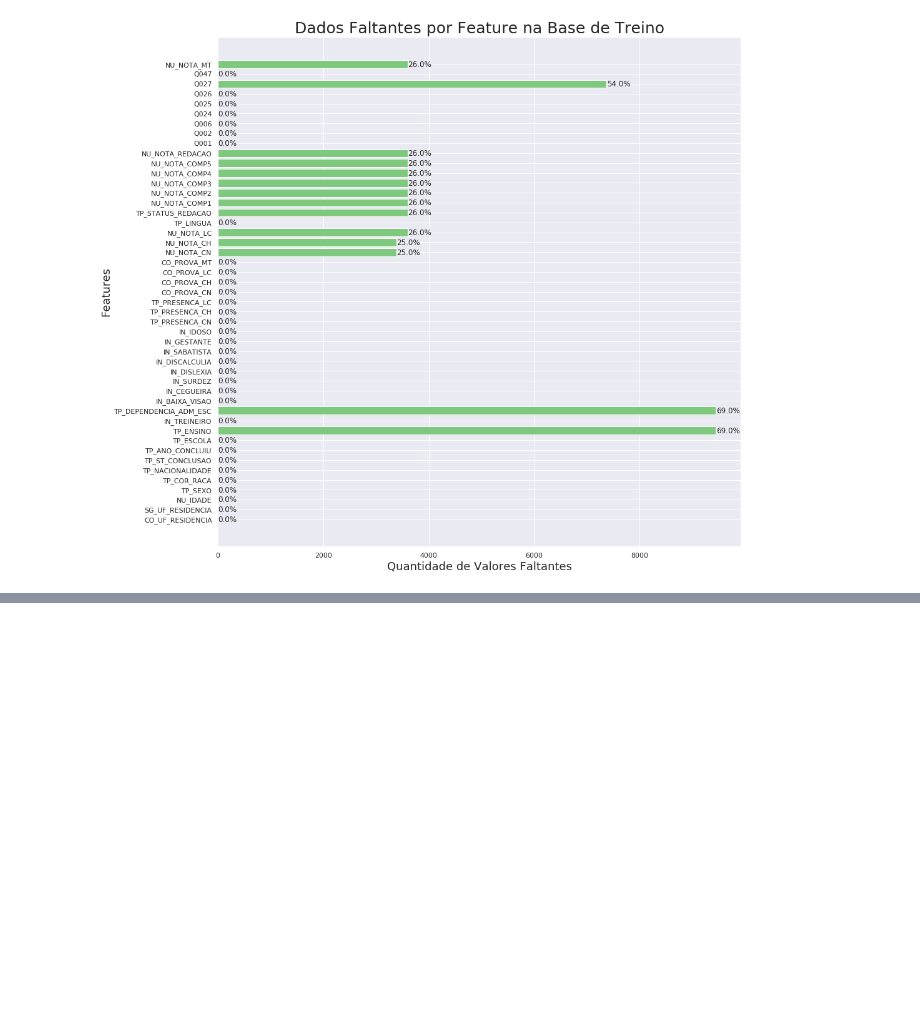
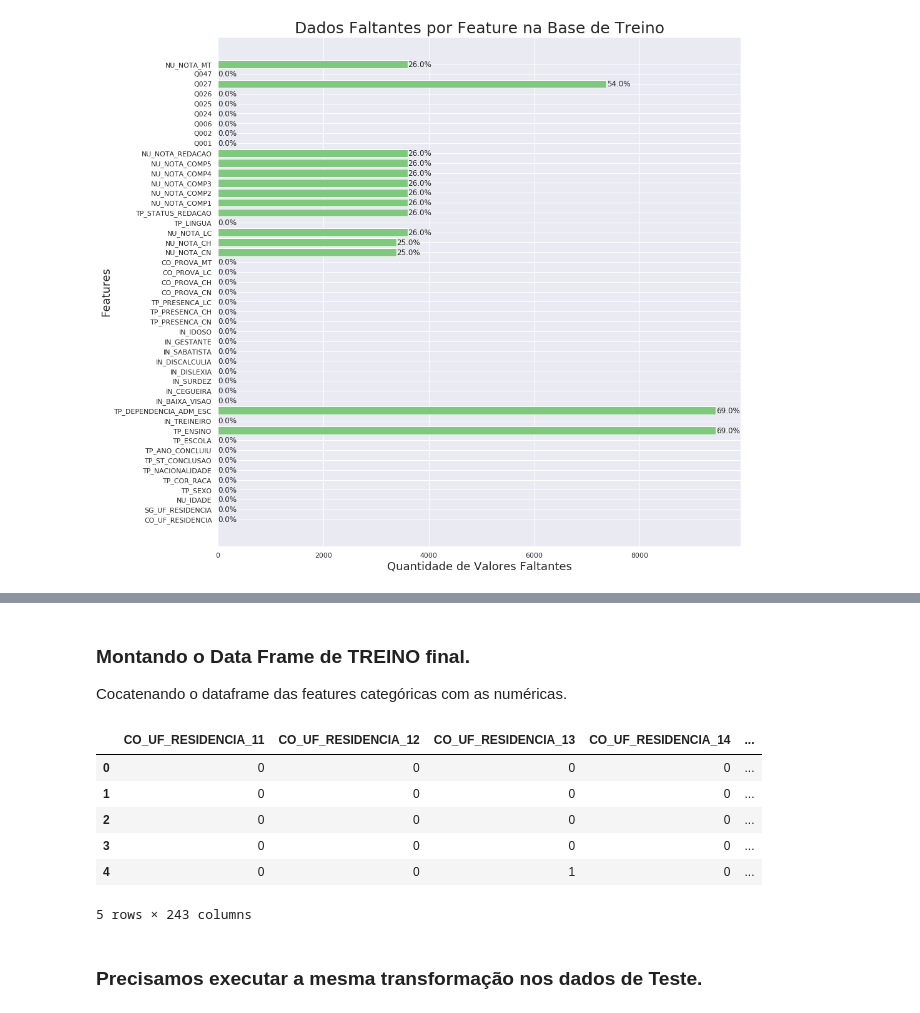
Before and after one commit to Diegohluiz/Desafios-DataScience-Codenation, a Jupyter notebook: Desafio Semana 8/main.ipynb, the cells around one changed output, grey strips where cells are left out. Cells and saved outputs as stored; diff of their text form; code cells hidden in the pictures; blank space fills up the shorter version.

Commit message:
Primeira versão finalizada.

```diff
--- a/Desafio Semana 8/main.ipynb
+++ b/Desafio Semana 8/main.ipynb
@@ -383,3 +461,19 @@ cat_features_encoded
+# %% [markdown]
+### Montando o Data Frame de TREINO final.
+Cocatenando o dataframe das features categóricas com as numéricas.
+# %%
+x_train = pd.concat([cat_features_encoded, x_train[num_features]], axis=1)
+x_train.head()
+# %% [output]
+|  | CO_UF_RESIDENCIA_11 | CO_UF_RESIDENCIA_12 | CO_UF_RESIDENCIA_13 | CO_UF_RESIDENCIA_14 | ... |
+| 0 | 0 | 0 | 0 | 0 | ... |
+| 1 | 0 | 0 | 0 | 0 | ... |
+| 2 | 0 | 0 | 0 | 0 | ... |
+| 3 | 0 | 0 | 0 | 0 | ... |
+| 4 | 0 | 0 | 1 | 0 | ... |
+5 rows × 243 columns
+# %% [markdown]
+### Precisamos executar a mesma transformação nos dados de Teste.
 # %%
 # Aplicando o transform nos dados de teste
 x_test_encoded = ohe.transform(x_test[cat_features].astype(str))
```
Also changed, not shown: parts of 54 cells of this notebook, 1 other file.
